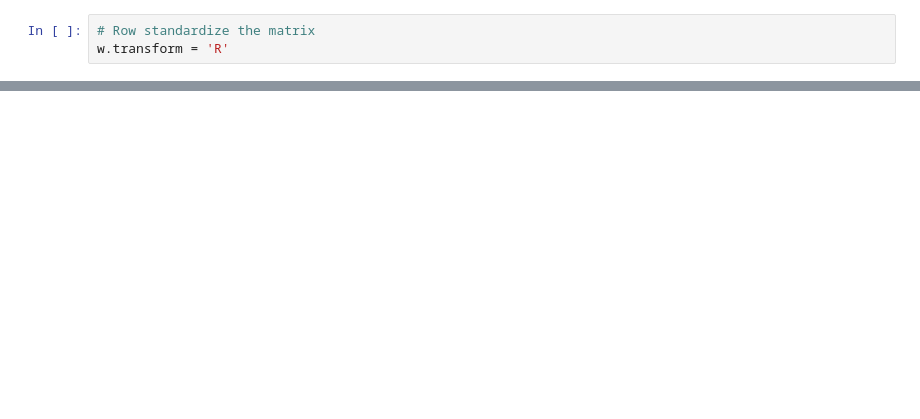
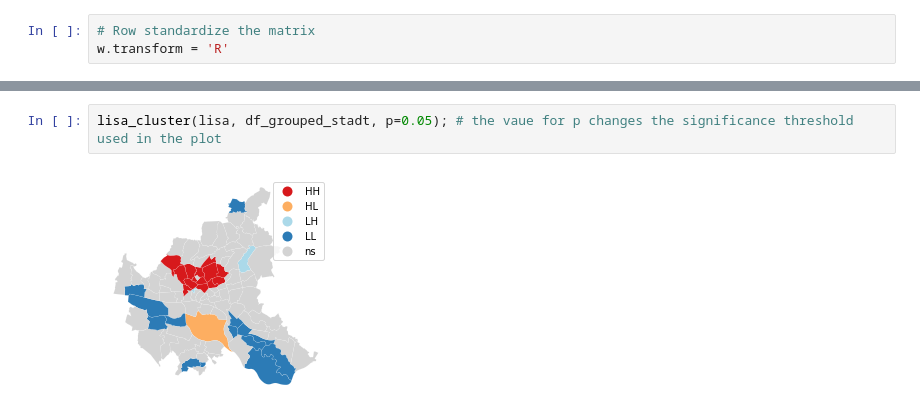
Before and after one commit to juthoma22/gds, a Jupyter notebook: data_collection.ipynb, the cells around one changed output, grey strips where cells are left out. Drawn from its saved outputs; the diff is of its cells as text; blank space fills up the shorter version.

```diff
--- a/data_collection.ipynb
+++ b/data_collection.ipynb
@@ -574,0 +665,4 @@ mi.p_sim
+# %%
+lisa_cluster(lisa, df_grouped_stadt, p=0.05); # the vaue for p changes the significance threshold used in the plot
+# %% [output]
+[figure, added]
```
Also changed, not shown: parts of 45 cells of this notebook.
